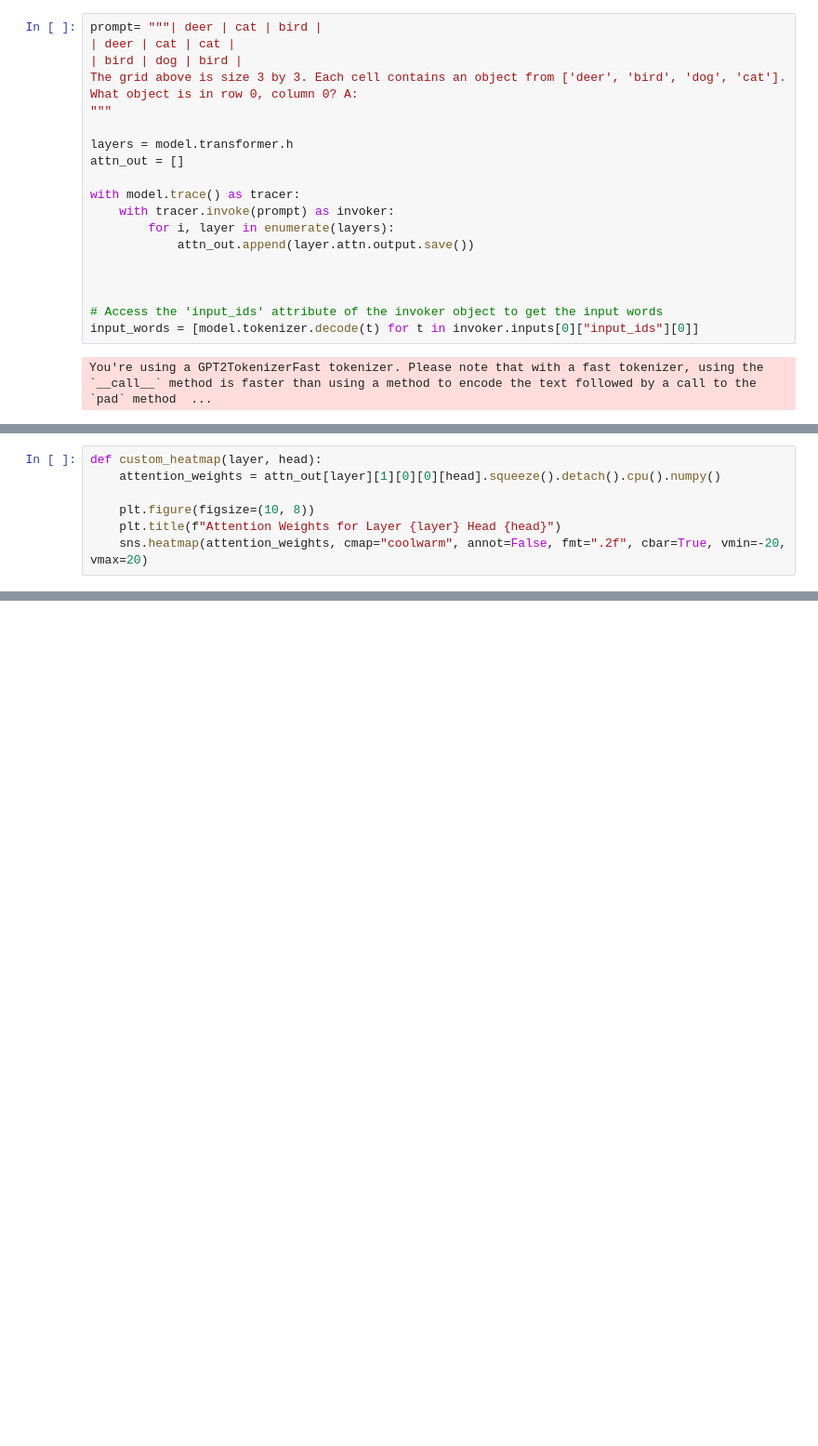
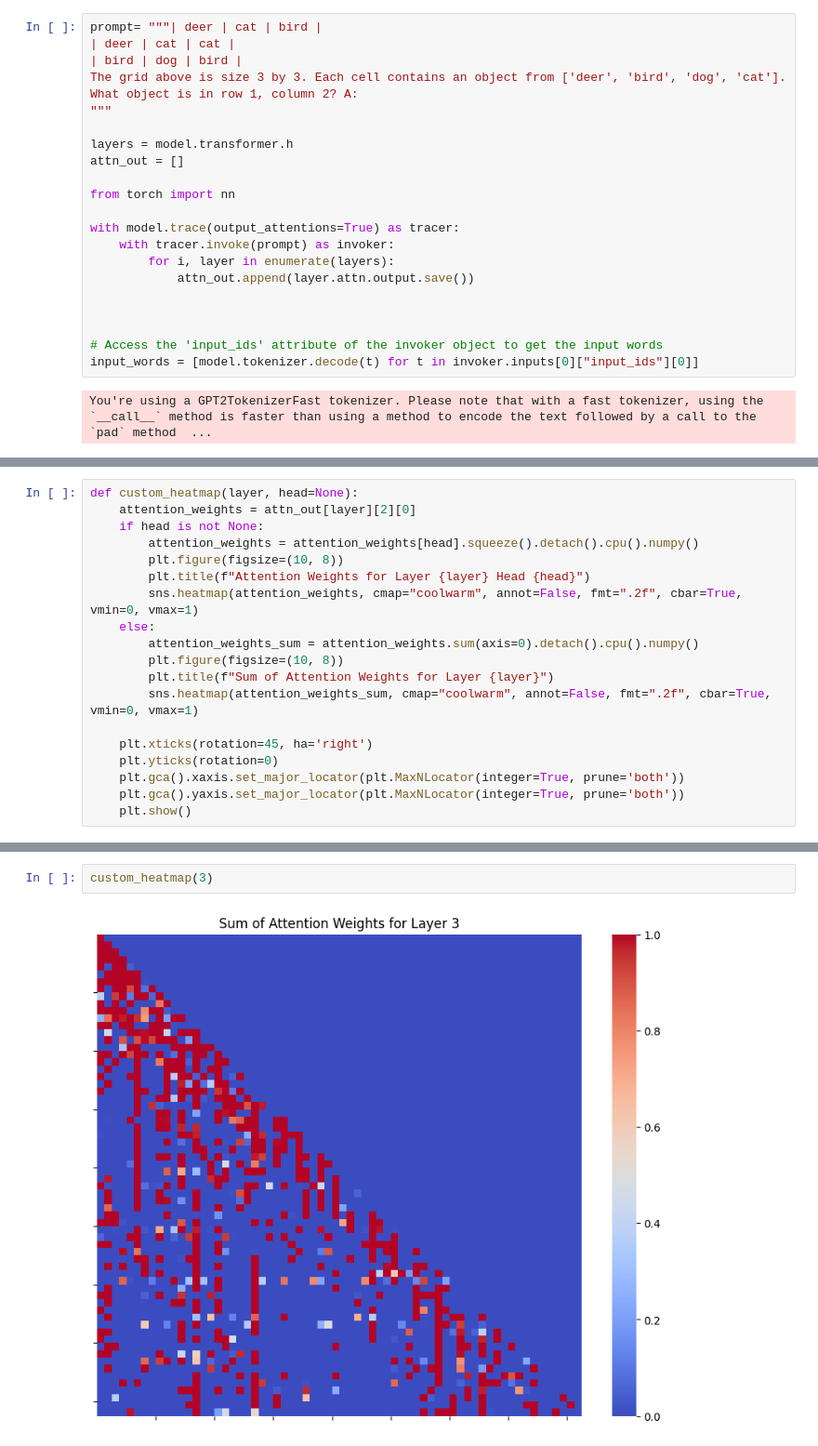
Before and after one commit to sjoshi804/lmm, a Jupyter notebook: lmm_synthetic/eval/attention_visualization.ipynb, the cells around one changed output, grey strips where cells are left out. Shown at 93% size. Drawn from its saved outputs; the diff is of its cells as text; blank space fills up the shorter version.

```diff
--- a/lmm_synthetic/eval/attention_visualization.ipynb
+++ b/lmm_synthetic/eval/attention_visualization.ipynb
@@ -23,13 +23,15 @@ prompt= """| deer | cat | bird |
 | deer | cat | cat |
 | bird | dog | bird |
 The grid above is size 3 by 3. Each cell contains an object from ['deer', 'bird', 'dog', 'cat'].
-What object is in row 0, column 0? A:
+What object is in row 1, column 2? A:
 """
 
 layers = model.transformer.h
 attn_out = []
 
-with model.trace() as tracer:
+from torch import nn
+
+with model.trace(output_attentions=True) as tracer:
     with tracer.invoke(prompt) as invoker:
         for i, layer in enumerate(layers):
             attn_out.append(layer.attn.output.save())
@@ -53,7 +63,19 @@ attn_out[0].shape
 # %%
-def custom_heatmap(layer, head):
-    attention_weights = attn_out[layer][1][0][0][head].squeeze().detach().cpu().numpy()
+def custom_heatmap(layer, head=None):
+    attention_weights = attn_out[layer][2][0]
+    if head is not None:
+        attention_weights = attention_weights[head].squeeze().detach().cpu().numpy()
+        plt.figure(figsize=(10, 8))
+        plt.title(f"Attention Weights for Layer {layer} Head {head}")
+        sns.heatmap(attention_weights, cmap="coolwarm", annot=False, fmt=".2f", cbar=True, vmin=0, vmax=1)
+    else:
+        attention_weights_sum = attention_weights.sum(axis=0).detach().cpu().numpy()
+        plt.figure(figsize=(10, 8))
+        plt.title(f"Sum of Attention Weights for Layer {layer}")
+        sns.heatmap(attention_weights_sum, cmap="coolwarm", annot=False, fmt=".2f", cbar=True, vmin=0, vmax=1)
 
-    plt.figure(figsize=(10, 8))
-    plt.title(f"Attention Weights for Layer {layer} Head {head}")
-    sns.heatmap(attention_weights, cmap="coolwarm", annot=False, fmt=".2f", cbar=True, vmin=-20, vmax=20)
+    plt.xticks(rotation=45, ha='right')
+    plt.yticks(rotation=0)
+    plt.gca().xaxis.set_major_locator(plt.MaxNLocator(integer=True, prune='both'))
+    plt.gca().yaxis.set_major_locator(plt.MaxNLocator(integer=True, prune='both'))
+    plt.show()
@@ -77,0 +102,4 @@ custom_heatmap(0, 0)
+# %%
+custom_heatmap(3)
+# %% [output]
+[figure, added]
```
Also changed, not shown: parts of 6 cells of this notebook, 2 other files.
